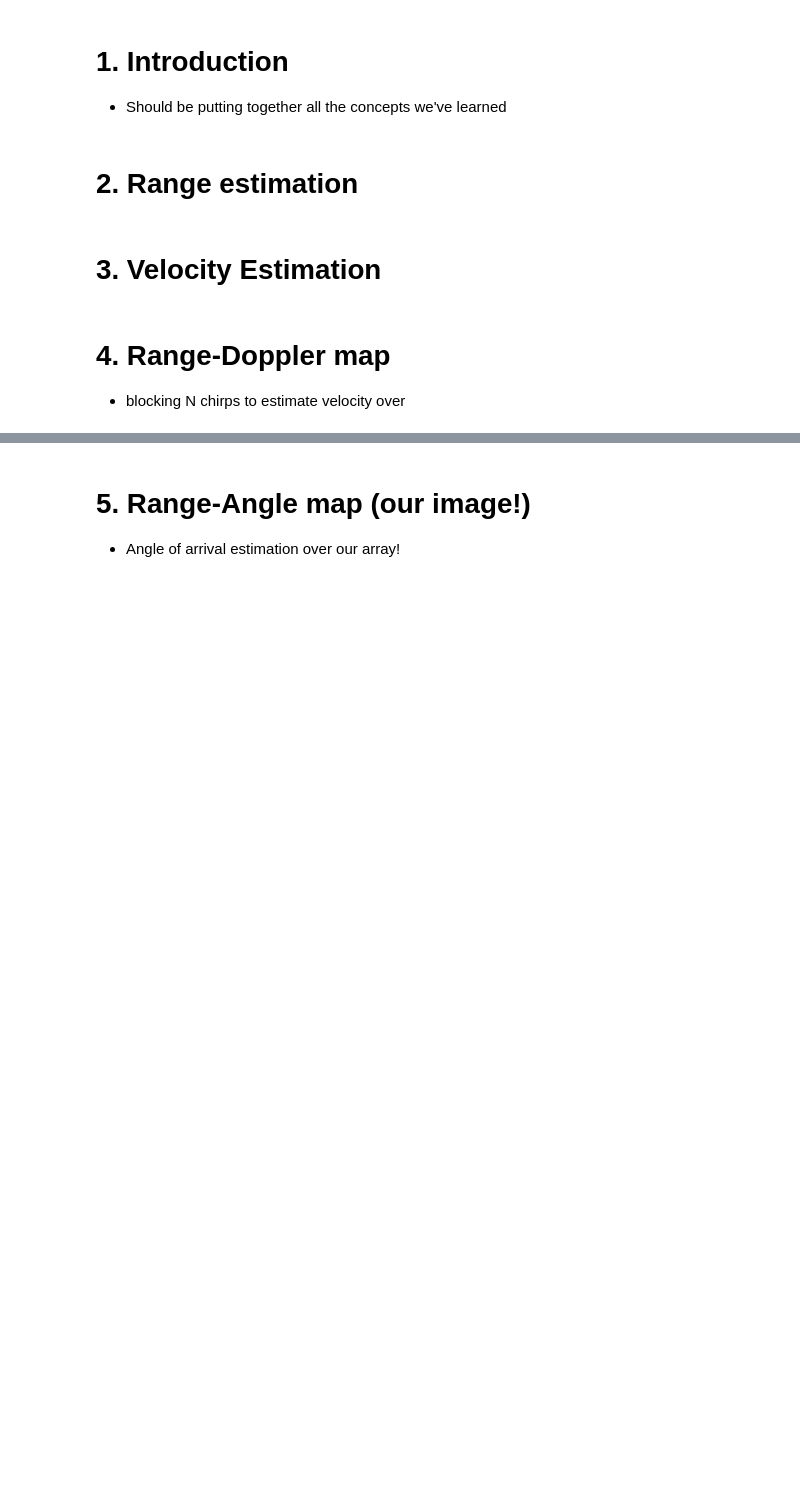
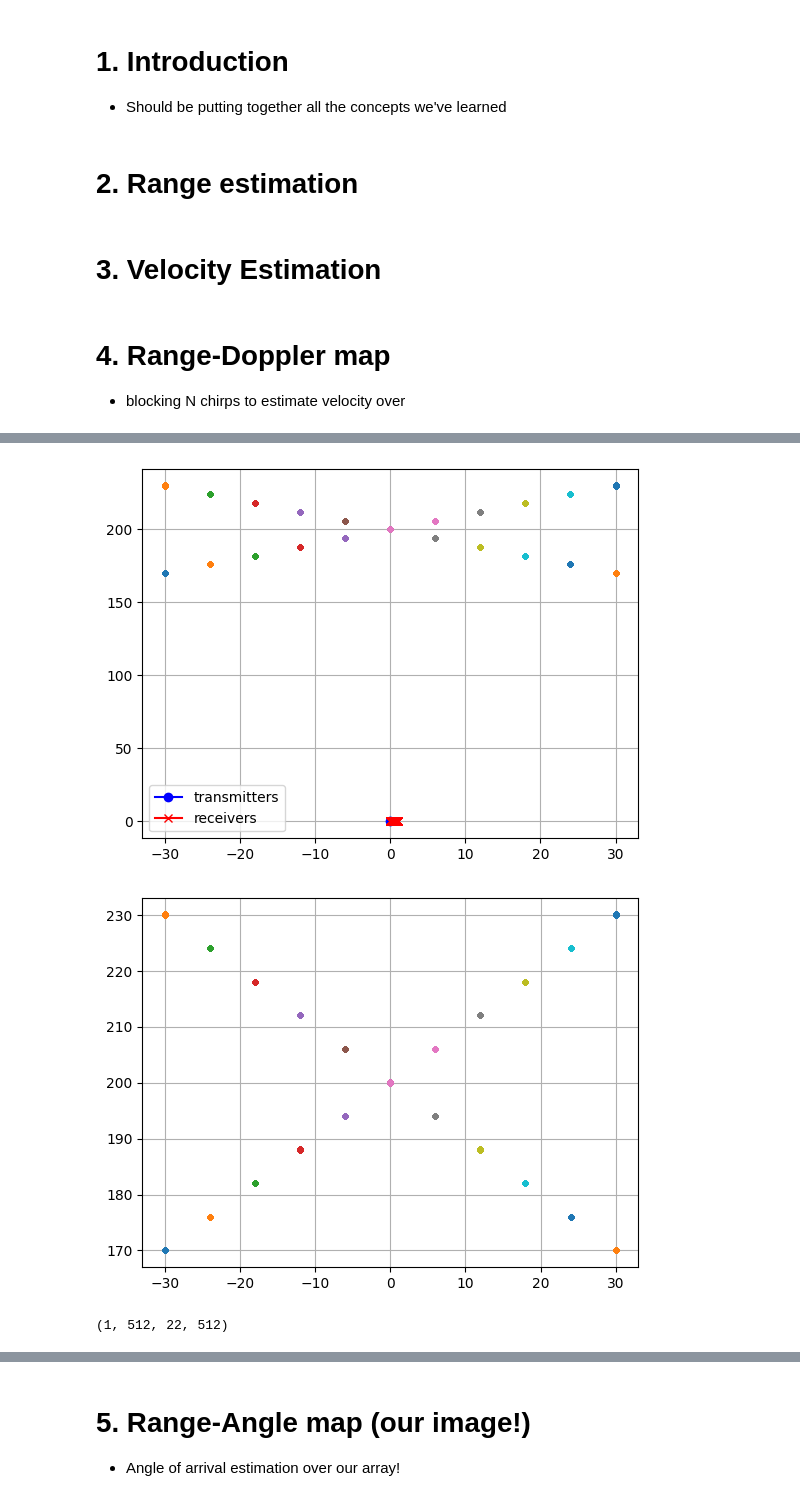
Before and after one commit to austinjtravis/radar_learning, a Jupyter notebook: 4_fmcw_imaging/fmcw.ipynb, the cells around one changed output, grey strips where cells are left out. Saved outputs shown, nothing was run; the diff lists cells and outputs as text; code cells hidden in the pictures; blank space fills up the shorter version.

```diff
--- a/4_fmcw_imaging/fmcw.ipynb
+++ b/4_fmcw_imaging/fmcw.ipynb
@@ -67,38 +93,50 @@ def create_target(pos, vel):
     _pos[1] = pos[1]
 
     _vel[0] = vel[0]
     _vel[1] = vel[1]
     return _pos + _vel[None, :] * slow_time[:, None]
 
 targets = [
     create_target(
-        pos=(pos, 100),
-        vel=(0, 0)
+        pos=(pos, 200 + pos),
+        # vel=(5, pos)
+        vel=(0, 10)
     )
-    for pos in np.linspace(-20, 20, 11)
+    for pos in np.linspace(-30, 30, 11)
+
+] + [
+    create_target(
+        pos=(pos, 200 - pos),
+        # vel=(5, pos)
+        vel=(0, 10)
+    )
+    for pos in np.linspace(-30, 30, 11)
 ]
 
 # t2_pos = np.array([70, 0, 0])
 # t2_vel = np.array([-20, 0, 0])
 
 # t2_loc = t2_pos + t2_vel[None, :] * slow_time[:, None]
 
 # t3_pos = np.array([70, 30, 0])
 # t3_vel = np.array([0, 0, 0])
 # t3_loc = t3_pos + t3_vel[None, :] * slow_time[:, None]
 
 plt.figure()
 plt.plot(tx_loc[:, 0], tx_loc[:, 1], color='b', marker='o', label='transmitters')
 plt.plot(rx_loc[:, 0], rx_loc[:, 1], color='r', marker='x', label='receivers')
 for tgt in targets:
-    plt.plot(tgt[:, 0], tgt[:, 1], '.', label='target')
+    plt.plot(tgt[:, 0], tgt[:, 1], '.')
 plt.legend()
 plt.grid()
 
 plt.figure()
 for tgt in targets:
-    plt.plot(tgt[:, 0], tgt[:, 1], '.', label='target')
+    plt.plot(tgt[:, 0], tgt[:, 1], '.')
 plt.grid()
+# %% [output]
+[figure, added]
+[figure, added]
 # %%
 # compute delays to targets
 delays = np.zeros((n_transmitters, n_receivers, len(targets), slow_time.size))
@@ -111,6 +149,8 @@ for i, tx_pos in enumerate(tx_loc):
             distances[i, j, k, :] = (tx_to_target + rx_to_target)  # just for debugging
             delays[i, j, k, :] = distances[i, j, k, :] / (speed_of_light)
 delays.shape
+# %% [output]
+(1, 512, 22, 512)
 # %%
 # plt.figure()
 # plt.plot(delays[0, 0, :], '.')
```
Also changed, not shown: parts of 7 cells of this notebook.
